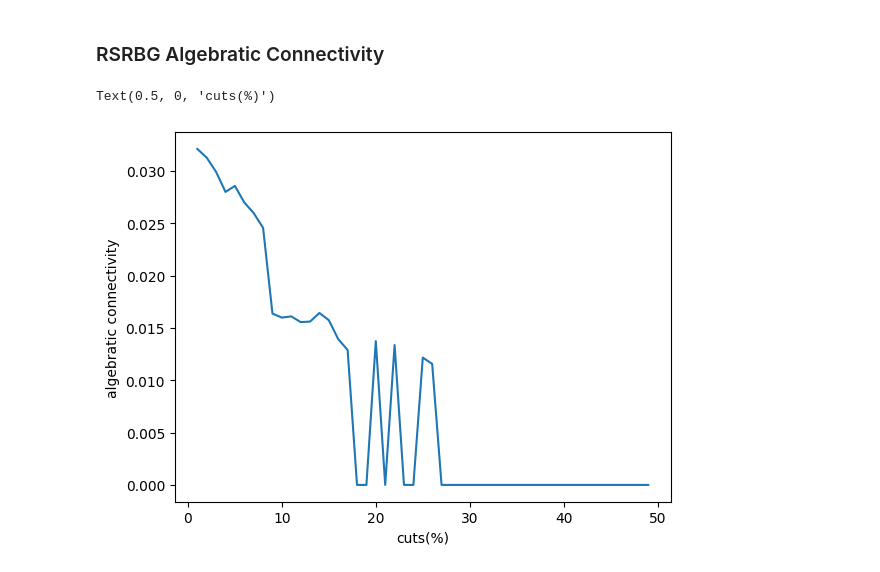
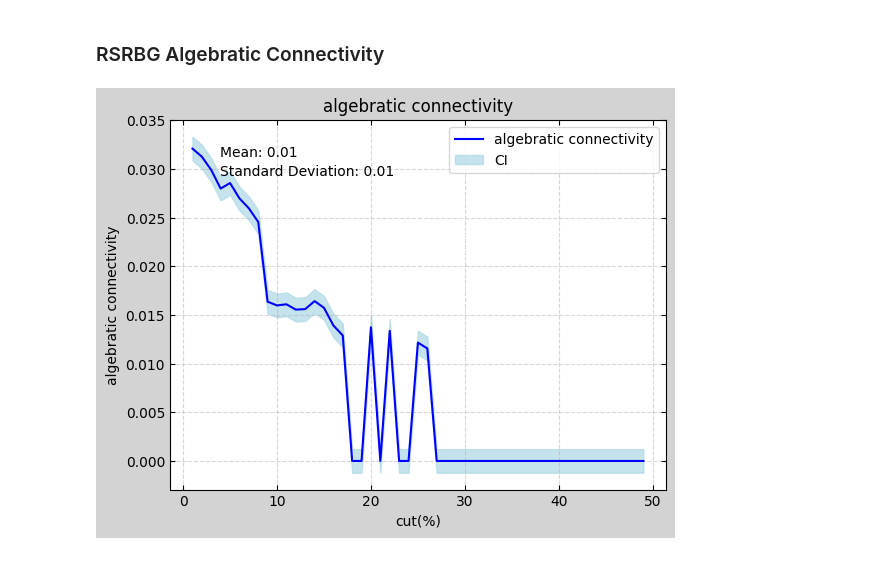
Before and after one commit to MSaeed1381/Simulation_Final_Project, a Jupyter notebook: part6.ipynb, the cells around one changed output. Drawn from its saved outputs; the diff is of its cells as text; code cells hidden in the pictures.

```diff
--- a/part6.ipynb
+++ b/part6.ipynb
@@ -351,4 +260,0 @@ for cut in range(1, 50):
-# %%
-rdf = pd.DataFrame(rsrbg_table, columns=['cut(%)', 'number of cuts', 'number of disconnected', 'possibility of inconsistency',
-                                        'node connectivity', 'edge connectivity', 'algebratic connectivity'])
-rdf
@@ -409,12 +267,10 @@ Text(0.5, 0, 'cuts(%)')
 # %% [markdown]
 ### RSRBG Algebratic Connectivity
-# %%
-c = rdf['cut(%)']
-p = rdf['algebratic connectivity']
-plt.plot(c, p)
-
-plt.ylabel("algebratic connectivity")
-plt.xlabel("cuts(%)")
-# %% [output]
-Text(0.5, 0, 'cuts(%)')
-[figure, removed]
+# %%
+# Generate some data
+x = rdf['cut(%)']
+y = rdf['algebratic connectivity']
+
+draw_plot(x, y, "cut(%)", "algebratic connectivity", "algebratic connectivity")
+# %% [output]
+[figure, added]
```
Also changed, not shown: parts of 28 cells of this notebook.
